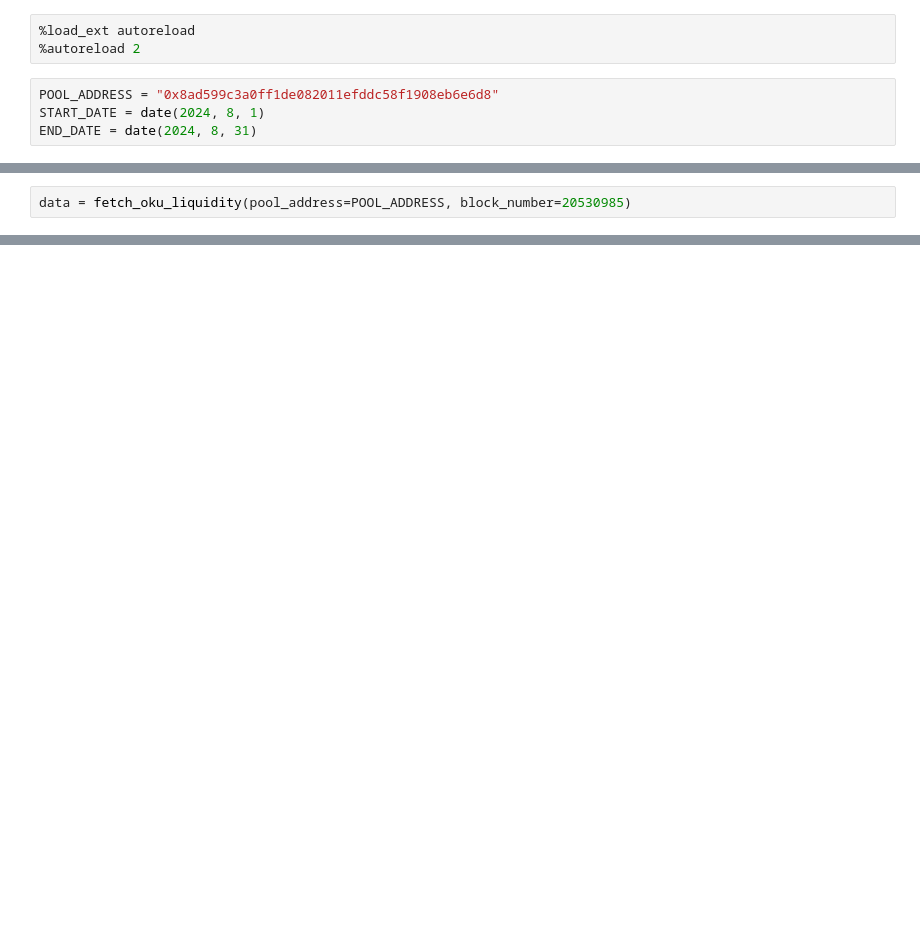
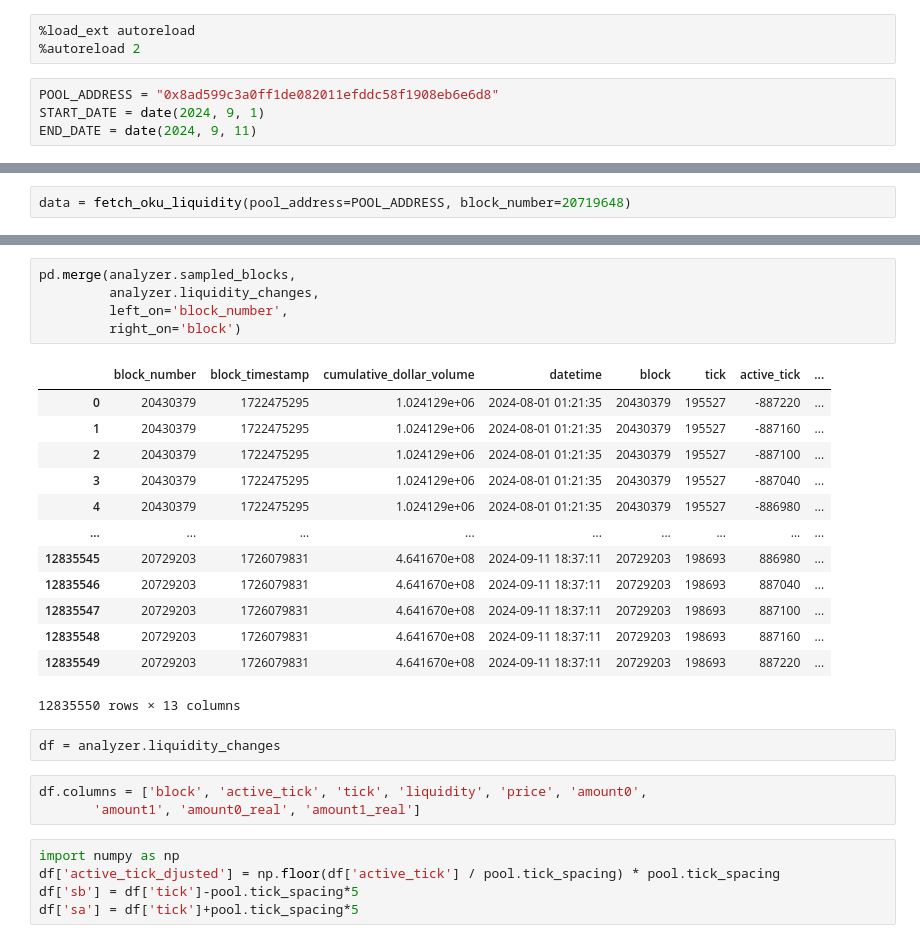
Before and after one commit to sam-gnap/proteus-LP-backtesting, a Jupyter notebook: notebooks/liquidity_examine.ipynb, the cells around one changed output, grey strips where cells are left out. Drawn from its saved outputs; the diff is of its cells as text; blank space fills up the shorter version.

Commit message:
amount locked almost accurate

```diff
--- a/notebooks/liquidity_examine.ipynb
+++ b/notebooks/liquidity_examine.ipynb
@@ -10,5 +9,5 @@ from src.utils.helper import organize_tick_data, tick_to_price
 %autoreload 2
 # %%
 POOL_ADDRESS = "0x8ad599c3a0ff1de082011efddc58f1908eb6e6d8"
-START_DATE = date(2024, 8, 1)
-END_DATE = date(2024, 8, 31)
+START_DATE = date(2024, 9, 1)
+END_DATE = date(2024, 9, 11)
@@ -15,5 +36,5 @@ END_DATE = date(2024, 8, 31)
 # %%
-data = fetch_oku_liquidity(pool_address=POOL_ADDRESS, block_number=20530985)
+data = fetch_oku_liquidity(pool_address=POOL_ADDRESS, block_number=20719648)
 # %%
 analyzer = LiquidityAnalyzer(
     pool_address=POOL_ADDRESS,
@@ -37,0 +76,29 @@ df, total_amount0, total_amount1 = analyzer.analyze_liquidity(20530985)
+# %%
+pd.merge(analyzer.sampled_blocks,
+         analyzer.liquidity_changes,
+         left_on='block_number',
+         right_on='block')
+# %% [output]
+|  | block_number | block_timestamp | cumulative_dollar_volume | datetime | block | tick | active_tick | ... |
+| 0 | 20430379 | 1722475295 | 1.024129e+06 | 2024-08-01 01:21:35 | 20430379 | 195527 | -887220 | ... |
+| 1 | 20430379 | 1722475295 | 1.024129e+06 | 2024-08-01 01:21:35 | 20430379 | 195527 | -887160 | ... |
+| 2 | 20430379 | 1722475295 | 1.024129e+06 | 2024-08-01 01:21:35 | 20430379 | 195527 | -887100 | ... |
+| 3 | 20430379 | 1722475295 | 1.024129e+06 | 2024-08-01 01:21:35 | 20430379 | 195527 | -887040 | ... |
+| 4 | 20430379 | 1722475295 | 1.024129e+06 | 2024-08-01 01:21:35 | 20430379 | 195527 | -886980 | ... |
+| ... | ... | ... | ... | ... | ... | ... | ... | ... |
+| 12835545 | 20729203 | 1726079831 | 4.641670e+08 | 2024-09-11 18:37:11 | 20729203 | 198693 | 886980 | ... |
+| 12835546 | 20729203 | 1726079831 | 4.641670e+08 | 2024-09-11 18:37:11 | 20729203 | 198693 | 887040 | ... |
+| 12835547 | 20729203 | 1726079831 | 4.641670e+08 | 2024-09-11 18:37:11 | 20729203 | 198693 | 887100 | ... |
+| 12835548 | 20729203 | 1726079831 | 4.641670e+08 | 2024-09-11 18:37:11 | 20729203 | 198693 | 887160 | ... |
+| 12835549 | 20729203 | 1726079831 | 4.641670e+08 | 2024-09-11 18:37:11 | 20729203 | 198693 | 887220 | ... |
+12835550 rows × 13 columns
+# %%
+df = analyzer.liquidity_changes
+# %%
+df.columns = ['block', 'active_tick', 'tick', 'liquidity', 'price', 'amount0',
+       'amount1', 'amount0_real', 'amount1_real']
+# %%
+import numpy as np
+df['active_tick_djusted'] = np.floor(df['active_tick'] / pool.tick_spacing) * pool.tick_spacing
+df['sb'] = df['tick']-pool.tick_spacing*5
+df['sa'] = df['tick']+pool.tick_spacing*5
```
Also changed, not shown: parts of 21 cells of this notebook, 1 other file.
